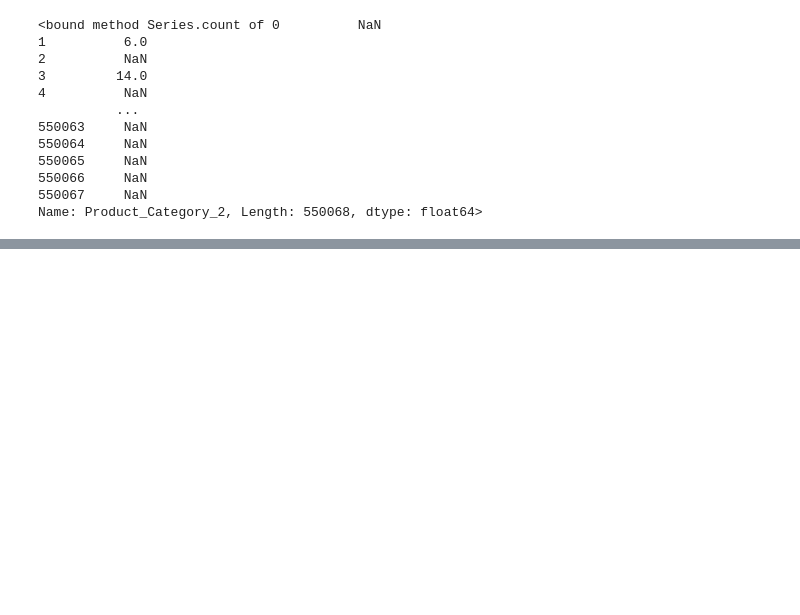
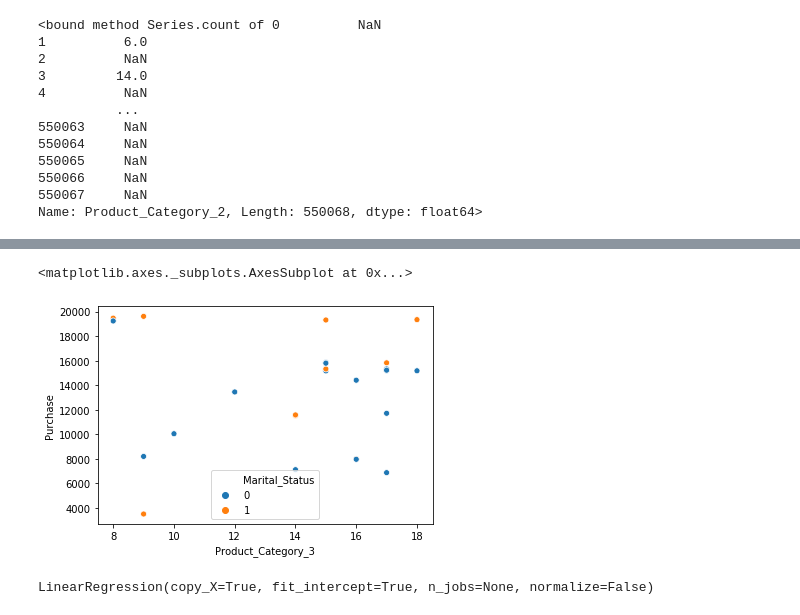
Before and after one commit to joseh4/Predicting_Black_Friday_Shopping_Purcahses, a Jupyter notebook: EDA_notebook.ipynb, the cells around one changed output, grey strips where cells are left out. Cells and saved outputs as stored; diff of their text form; code cells hidden in the pictures; blank space fills up the shorter version.

```diff
--- a/EDA_notebook.ipynb
+++ b/EDA_notebook.ipynb
@@ -1038,0 +1052,5 @@ Name: Product_Category_2, Length: 550068, dtype: float64>
+# %%
+city_a = df.loc[df['City_Category']=='A']
+occupation_1 = city_a.loc[city_a['Occupation']==1]
+occupation_1.drop_duplicates(subset = 'User_ID', inplace = True)
+occupation_1
@@ -1038,0 +1075,5 @@ Name: Product_Category_2, Length: 550068, dtype: float64>
+# %%
+sns.scatterplot(x = occupation_1.Product_Category_3, y = occupation_1.Purchase, hue = occupation_1.Marital_Status)
+# %% [output]
+<matplotlib.axes._subplots.AxesSubplot at 0x...>
+[figure, added]
@@ -1038,0 +1090,4 @@ Name: Product_Category_2, Length: 550068, dtype: float64>
+# %%
+lr.fit(X_train, y_train)
+# %% [output]
+LinearRegression(copy_X=True, fit_intercept=True, n_jobs=None, normalize=False)
```
Also changed, not shown: parts of 9 cells of this notebook.
